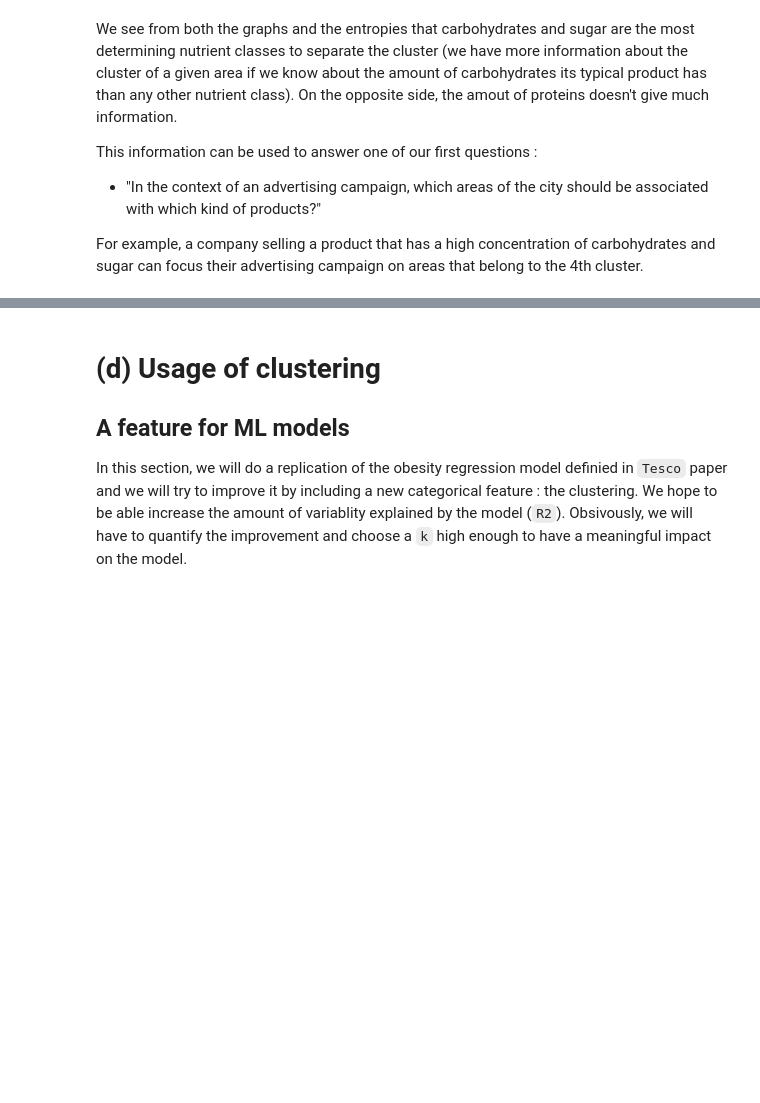
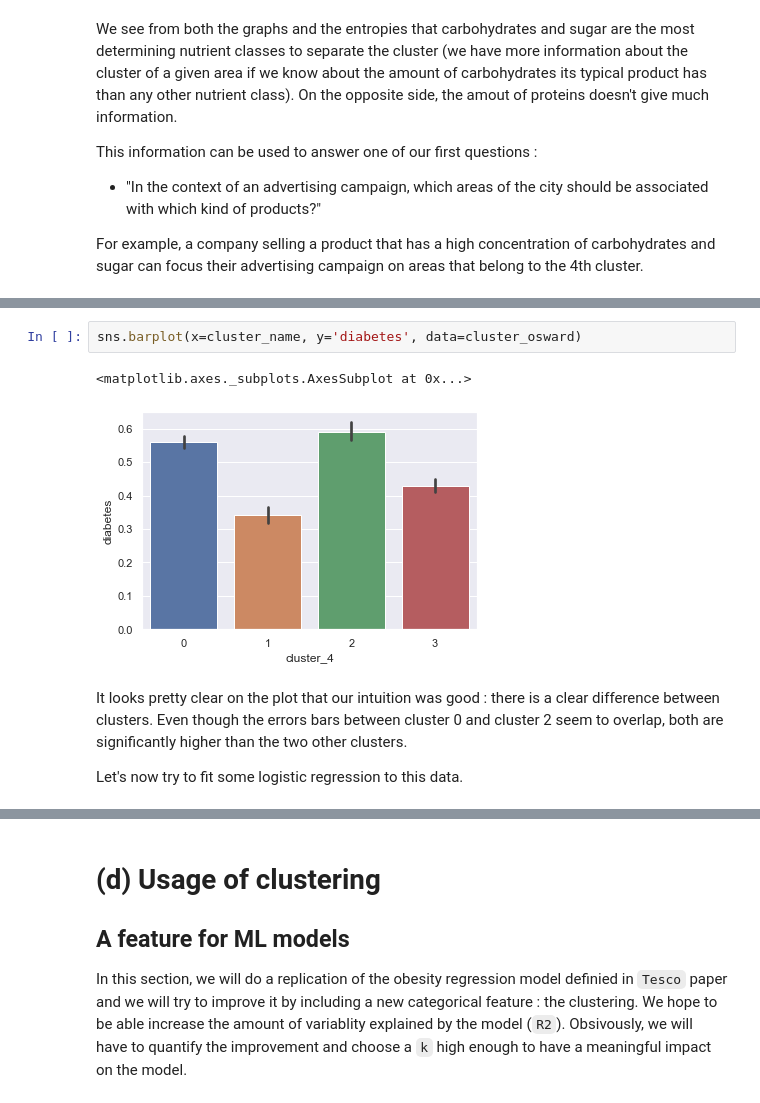
Before and after one commit to epfl-ada/ada-2020-project-milestone-p3-p3_pleutre, a Jupyter notebook: Merged.ipynb, the cells around one changed output, grey strips where cells are left out. Saved outputs shown, nothing was run; the diff lists cells and outputs as text; blank space fills up the shorter version.

```diff
--- a/Merged.ipynb
+++ b/Merged.ipynb
@@ -901,0 +956,9 @@ For example, a company selling a product that has a high concentration of carboh
+# %%
+sns.barplot(x=cluster_name, y='diabetes', data=cluster_osward)
+# %% [output]
+<matplotlib.axes._subplots.AxesSubplot at 0x...>
+[figure, added]
+# %% [markdown]
+It looks pretty clear on the plot that our intuition was good : there is a clear difference between clusters. Even though the errors bars between cluster 0 and cluster 2 seem to overlap, both are significantly higher than the two other clusters.
+
+Let's now try to fit some logistic regression to this data.
```
Also changed, not shown: parts of 12 cells of this notebook.
